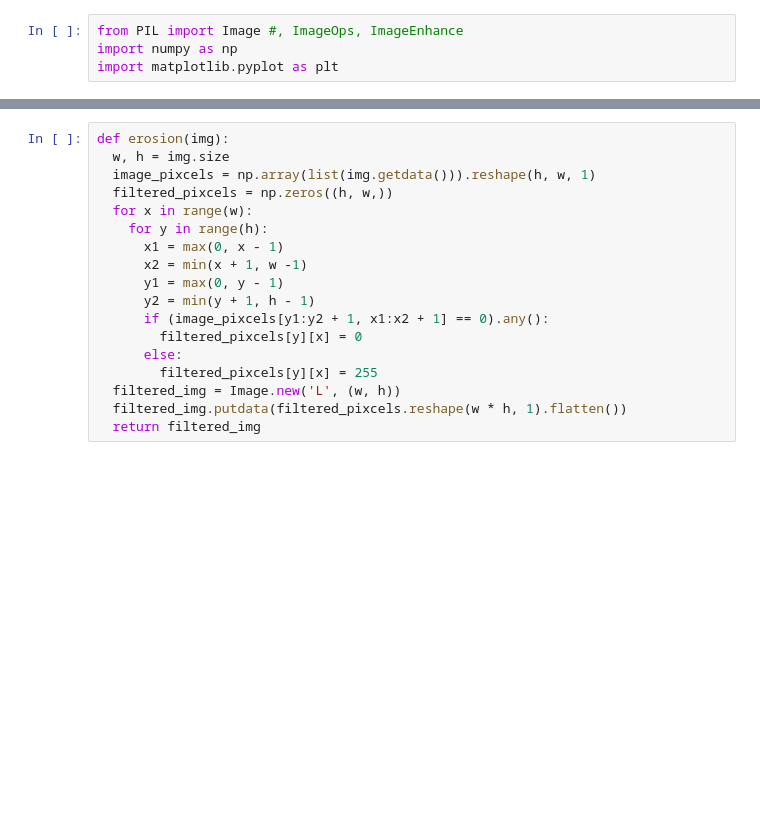
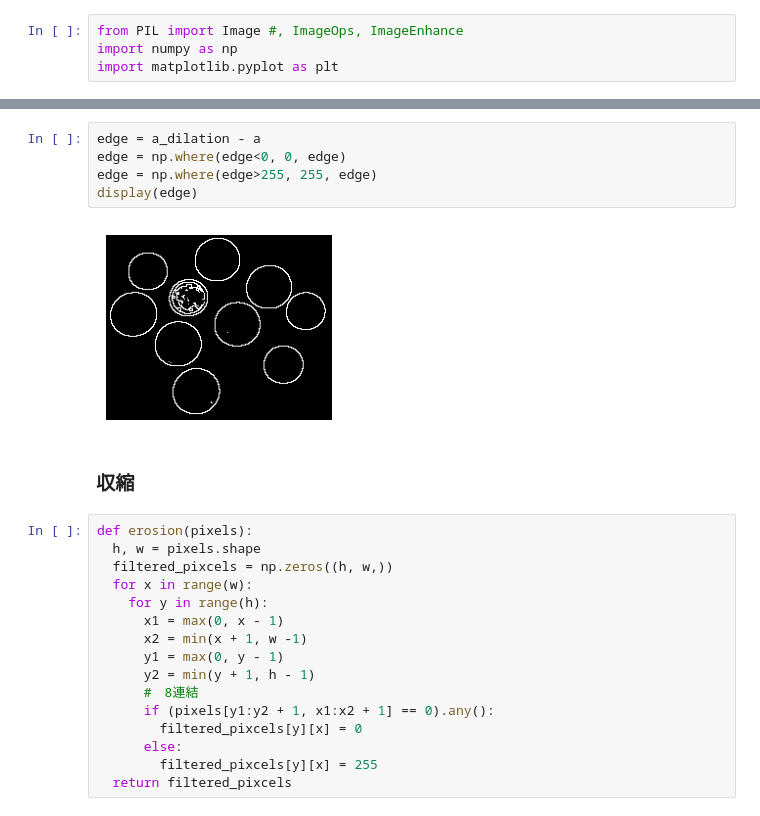
Before and after one commit to n-eisei/image-engineering, a Jupyter notebook: 5-binaryimg/binaryimage.ipynb, the cells around one changed output, grey strips where cells are left out. Saved outputs shown, nothing was run; the diff lists cells and outputs as text; blank space fills up the shorter version.

```diff
--- a/5-binaryimg/binaryimage.ipynb
+++ b/5-binaryimg/binaryimage.ipynb
@@ -115,7 +110,15 @@ display(edge,2,1,1)
+# %%
+edge = a_dilation - a
+edge = np.where(edge<0, 0, edge)
+edge = np.where(edge>255, 255, edge)
+display(edge)
+# %% [output]
+[figure, added]
+# %% [markdown]
+### 収縮
 # %%
-def erosion(img):
-  w, h = img.size
-  image_pixcels = np.array(list(img.getdata())).reshape(h, w, 1)
+def erosion(pixels):
+  h, w = pixels.shape
   filtered_pixcels = np.zeros((h, w,))
   for x in range(w):
     for y in range(h):
@@ -123,10 +126,9 @@ def erosion(img):
       x2 = min(x + 1, w -1)
       y1 = max(0, y - 1)
       y2 = min(y + 1, h - 1)
-      if (image_pixcels[y1:y2 + 1, x1:x2 + 1] == 0).any():
+      #　8連結
+      if (pixels[y1:y2 + 1, x1:x2 + 1] == 0).any():
         filtered_pixcels[y][x] = 0
       else:
         filtered_pixcels[y][x] = 255
-  filtered_img = Image.new('L', (w, h))
-  filtered_img.putdata(filtered_pixcels.reshape(w * h, 1).flatten())
-  return filtered_img
+  return filtered_pixcels
```
Also changed, not shown: parts of 27 cells of this notebook.
